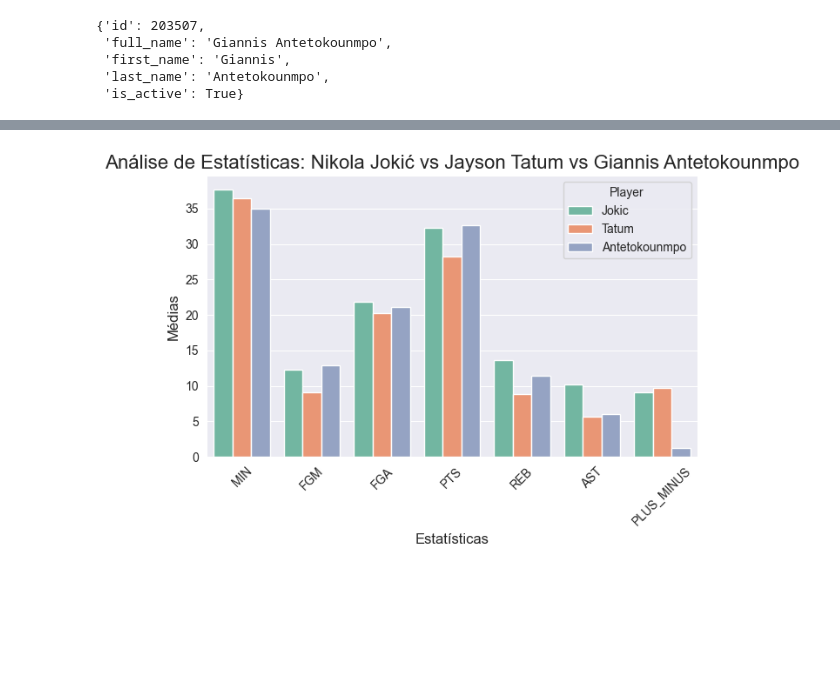
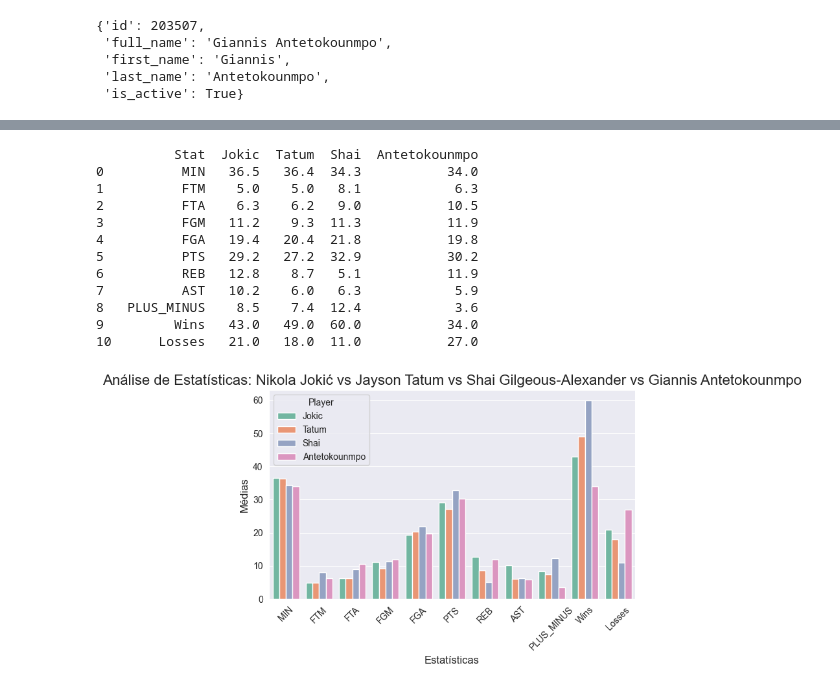
Before and after one commit to eduardogaleano0/NBA_MVP_24_25, a Jupyter notebook: NBA_2024_2025.ipynb, the cells around one changed output, grey strips where cells are left out. Drawn from its saved outputs; the diff is of its cells as text; code cells hidden in the pictures; blank space fills up the shorter version.

Commit message:
shai att

```diff
--- a/NBA_2024_2025.ipynb
+++ b/NBA_2024_2025.ipynb
@@ -239,7 +240,7 @@ print(df_antetokounmpo_games_2024_df.head(20))
 [20 rows x 27 columns]
 # %%
 # Selecionando as colunas desejadas
-selected_columns = ['MATCHUP', 'WL', 'MIN', 'FGM', 'FGA', 'PTS', 'REB', 'AST', 'PLUS_MINUS']
+selected_columns = ['MATCHUP', 'WL', 'MIN', 'FTM','FTA', 'FGM', 'FGA', 'PTS', 'REB', 'AST', 'PLUS_MINUS']
 df_antetokounmpo = df_antetokounmpo_games_2024_df[selected_columns]
 
 # Exibindo as primeiras linhas do DataFrame filtrado
@@ -280,0 +295,10 @@ df_antetokounmpo.to_csv('antetokounmpo_games_2024.csv', index=False)
+# %%
+# Coletando os dados do jogador via api
+gamelog_shai = playergamelog.PlayerGameLog(player_id='1628983', season = '2024')
+df_shai_games_2024= gamelog_shai.get_data_frames()
+# %%
+# Extraindo o DataFrame da lista
+df_shai_games_2024_df = df_shai_games_2024[0]
+
+# Exibindo o DataFrame
+print(df_shai_games_2024_df.head(20))
@@ -280,0 +323,7 @@ df_antetokounmpo.to_csv('antetokounmpo_games_2024.csv', index=False)
+# %%
+# Selecionando as colunas desejadas
+selected_columns = ['MATCHUP', 'WL', 'MIN', 'FTM','FTA', 'FGM', 'FGA', 'PTS', 'REB', 'AST', 'PLUS_MINUS']
+df_shai = df_shai_games_2024_df[selected_columns]
+
+# Exibindo as primeiras linhas do DataFrame filtrado
+print(df_shai.head(20))
@@ -374,41 +432,76 @@ print(comparison)
 # %%
-# Calculando as estatísticas médias para Jokić, Tatum e Antetokounmpo
+# Contando vitórias e derrotas para cada jogador
+wl_count_jokic = df_jokic['WL'].value_counts()
+wl_count_tatum = df_tatum['WL'].value_counts()
+wl_count_shai = df_shai['WL'].value_counts()
+wl_count_antetokounmpo = df_antetokounmpo['WL'].value_counts()
+
+# Calculando as estatísticas médias para cada jogador
 average_stats_jokic = df_jokic.mean(numeric_only=True).round(1)
 average_stats_tatum = df_tatum.mean(numeric_only=True).round(1)
+average_stats_shai = df_shai.mean(numeric_only=True).round(1)
 average_stats_antetokounmpo = df_antetokounmpo.mean(numeric_only=True).round(1)
 
-# Criando um DataFrame para o gráfico
+# Criando DataFrame de comparação das estatísticas médias
 comparison = pd.DataFrame({
     "Stat": average_stats_jokic.index,
     "Jokic": average_stats_jokic.values,
     "Tatum": average_stats_tatum.values,
+    "Shai": average_stats_shai.values,
     "Antetokounmpo": average_stats_antetokounmpo.values
 })
+
+# Adicionando contagem de vitórias e derrotas ao DataFrame
+wins_losses_data = pd.DataFrame({
+    "Stat": ["Wins", "Losses"],
+    "Jokic": [wl_count_jokic.get('W', 0), wl_count_jokic.get('L', 0)],
+    "Tatum": [wl_count_tatum.get('W', 0), wl_count_tatum.get('L', 0)],
+    "Shai": [wl_count_shai.get('W', 0), wl_count_shai.get('L', 0)],
+    "Antetokounmpo": [wl_count_antetokounmpo.get('W', 0), wl_count_antetokounmpo.get('L', 0)]
+})
+
+# Concatenando os dois DataFrames
+comparison = pd.concat([comparison, wins_losses_data], ignore_index=True)
+
+# Exibindo a comparação
+print(comparison)
 
 # Transformando o DataFrame para formato longo (long format)
 comparison_long = comparison.melt(id_vars="Stat", var_name="Player", value_name="Average")
 
 # Gerando o gráfico de barras
 sns.barplot(
     data=comparison_long,
     x="Stat",
     y="Average",
     hue="Player",
-    palette=sns.color_palette("Set2", 3)
+    palette=sns.color_palette("Set2", 4)
 )
 
 # Adicionando título e rótulos
-plt.title("Análise de Estatísticas: Nikola Jokić vs Jayson Tatum vs Giannis Antetokounmpo", fontsize=16)
+plt.title("Análise de Estatísticas: Nikola Jokić vs Jayson Tatum vs Shai Gilgeous-Alexander vs Giannis Antetokounmpo", fontsize=16)
 plt.ylabel("Médias", fontsize=12)
 plt.xlabel("Estatísticas", fontsize=12)
 plt.xticks(rotation=45)
 plt.legend(title="Player")
 plt.tight_layout()
 
 # Exibindo o gráfico
 plt.show()
 # %% [output]
+          Stat  Jokic  Tatum  Shai  Antetokounmpo
+0          MIN   36.5   36.4  34.3           34.0
+1          FTM    5.0    5.0   8.1            6.3
+2          FTA    6.3    6.2   9.0           10.5
+3          FGM   11.2    9.3  11.3           11.9
+4          FGA   19.4   20.4  21.8           19.8
+5          PTS   29.2   27.2  32.9           30.2
+6          REB   12.8    8.7   5.1           11.9
+7          AST   10.2    6.0   6.3            5.9
+8   PLUS_MINUS    8.5    7.4  12.4            3.6
+9         Wins   43.0   49.0  60.0           34.0
+10      Losses   21.0   18.0  11.0           27.0
-[figure, old version]
+[figure, new version]
 # %%
 # Calcular o total de pontos de cada jogador
 total_points_jokic = df_jokic['PTS'].sum()
```
Also changed, not shown: parts of 19 cells of this notebook, 4 other files.
